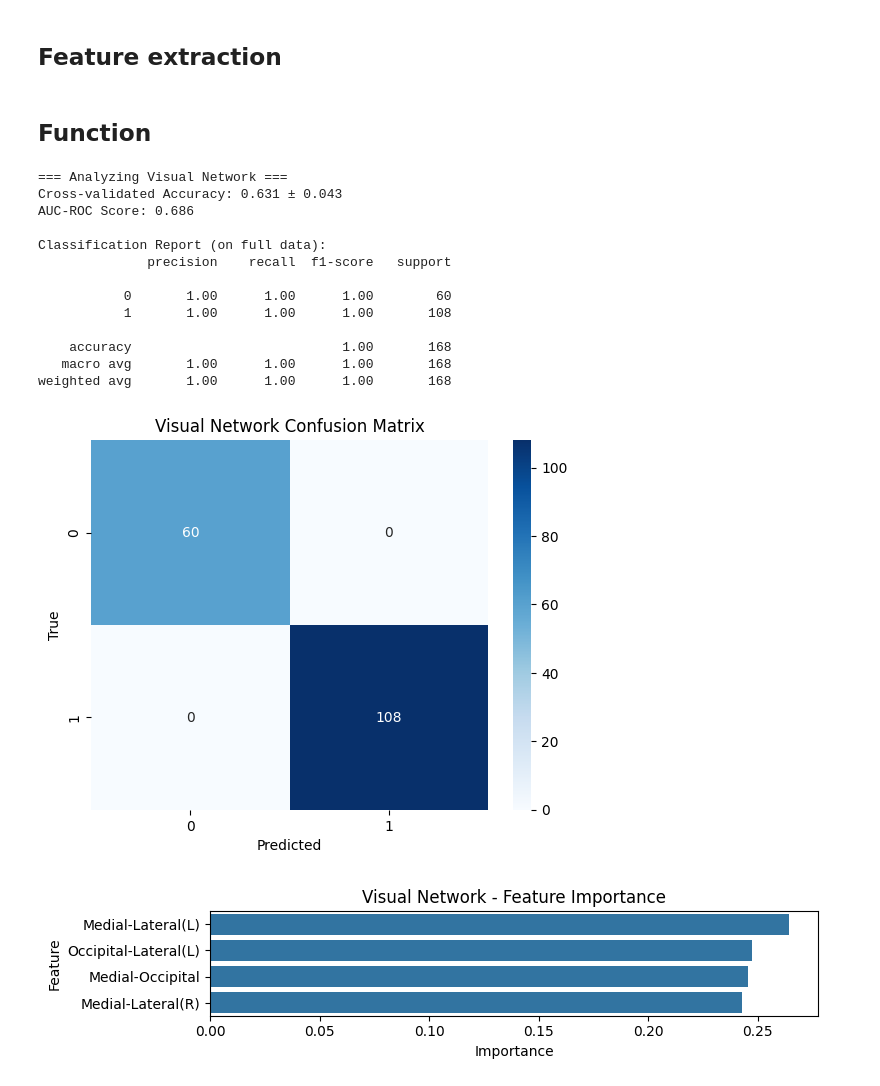
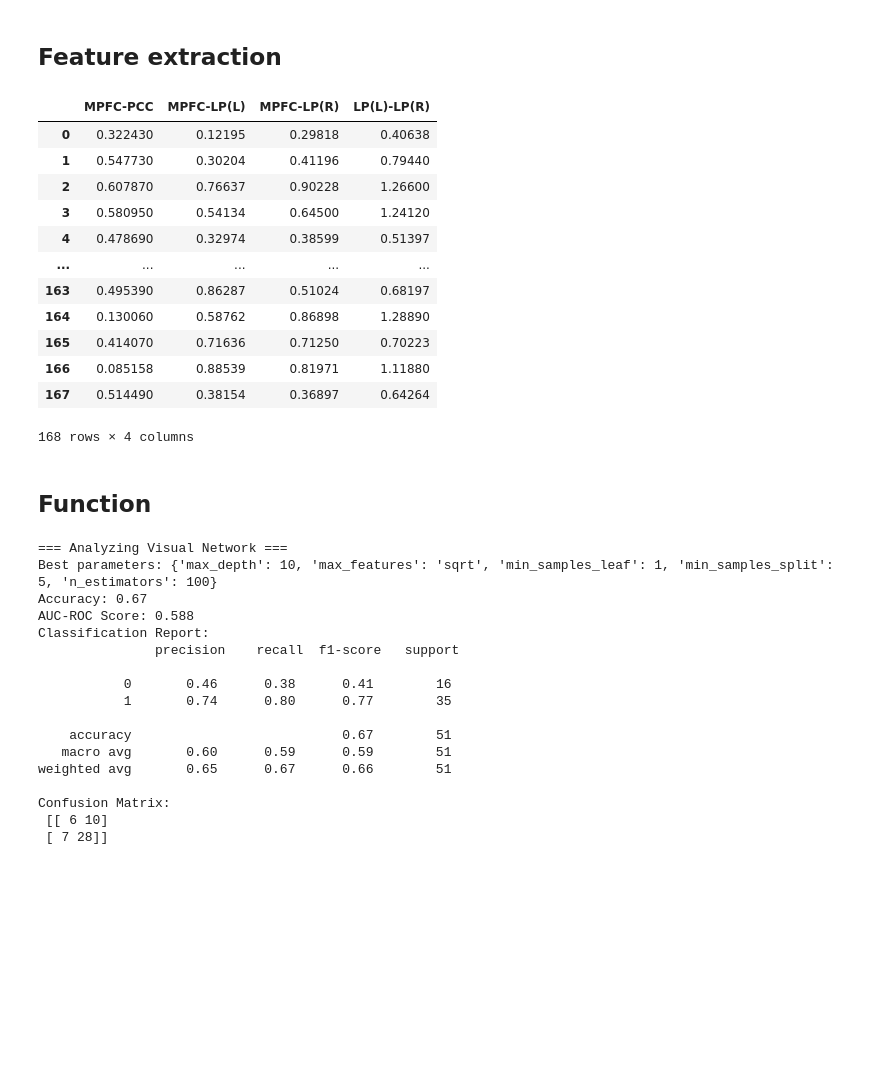
Before and after one commit to ikim318/ENGSCI700, a Jupyter notebook: results/randomForest.ipynb, the cells around one changed output. Saved outputs shown, nothing was run; the diff lists cells and outputs as text; code cells hidden in the pictures; blank space fills up the shorter version.

```diff
--- a/results/randomForest.ipynb
+++ b/results/randomForest.ipynb
@@ -155,9 +190,32 @@ matrix_fp.head()
 # %% [markdown]
 ## Feature extraction
+# %%
+visual_features = ['Medial-Occipital', 'Occipital-Lateral(L)', 'Medial-Lateral(L)', 'Medial-Lateral(R)']
+salience_features = ['ACC-RPFC(L)', 'AInsula(L)-RPFC(R)']
+fp_features = ['LPFC(L)-PPC(L)']
+
+DMN_features = ['MPFC-PCC', 'MPFC-LP(L)', 'MPFC-LP(R)', 'LP(L)-LP(R)']
 # %%
 X_visual = matrix_visual[visual_features]
 X_salience = matrix_salience[salience_features]
 X_fp = matrix_fp[fp_features]
+
+X_DMN = matrix_DMN[DMN_features]
+X_DMN
+# %% [output]
+|  | MPFC-PCC | MPFC-LP(L) | MPFC-LP(R) | LP(L)-LP(R) |
+| 0 | 0.322430 | 0.12195 | 0.29818 | 0.40638 |
+| 1 | 0.547730 | 0.30204 | 0.41196 | 0.79440 |
+| 2 | 0.607870 | 0.76637 | 0.90228 | 1.26600 |
+| 3 | 0.580950 | 0.54134 | 0.64500 | 1.24120 |
+| 4 | 0.478690 | 0.32974 | 0.38599 | 0.51397 |
+| ... | ... | ... | ... | ... |
+| 163 | 0.495390 | 0.86287 | 0.51024 | 0.68197 |
+| 164 | 0.130060 | 0.58762 | 0.86898 | 1.28890 |
+| 165 | 0.414070 | 0.71636 | 0.71250 | 0.70223 |
+| 166 | 0.085158 | 0.88539 | 0.81971 | 1.11880 |
+| 167 | 0.514490 | 0.38154 | 0.36897 | 0.64264 |
+168 rows × 4 columns
 # %%
 y_visual = matrix_visual['ADHD/NT'].map({'NT': 0, 'ADHD': 1})
 y_salience = matrix_salience['ADHD/NT'].map({'NT': 0, 'ADHD': 1})
@@ -217,21 +272,23 @@ def run_rf_analysis(X, y, network_name='Network'):
 # %%
 # Visual Network
-run_rf_analysis(X_visual, y_visual, network_name='Visual Network')
+run_rf(X_visual, y_visual, 'Visual Network')
 # %% [output]
 === Analyzing Visual Network ===
-Cross-validated Accuracy: 0.631 ± 0.043
-AUC-ROC Score: 0.686
+Best parameters: {'max_depth': 10, 'max_features': 'sqrt', 'min_samples_leaf': 1, 'min_samples_split': 5, 'n_estimators': 100}
+Accuracy: 0.67
+AUC-ROC Score: 0.588
+Classification Report:
+               precision    recall  f1-score   support
 
-Classification Report (on full data):
-              precision    recall  f1-score   support
+           0       0.46      0.38      0.41        16
+           1       0.74      0.80      0.77        35
 
-           0       1.00      1.00      1.00        60
-           1       1.00      1.00      1.00       108
+    accuracy                           0.67        51
+   macro avg       0.60      0.59      0.59        51
+weighted avg       0.65      0.67      0.66        51
 
-    accuracy                           1.00       168
-   macro avg       1.00      1.00      1.00       168
-weighted avg       1.00      1.00      1.00       168
+Confusion Matrix:
+ [[ 6 10]
+ [ 7 28]]
-[figure, removed]
-[figure, removed]
 # %%
 # Salience Network
```
Also changed, not shown: parts of 12 cells of this notebook, 1 other file.
